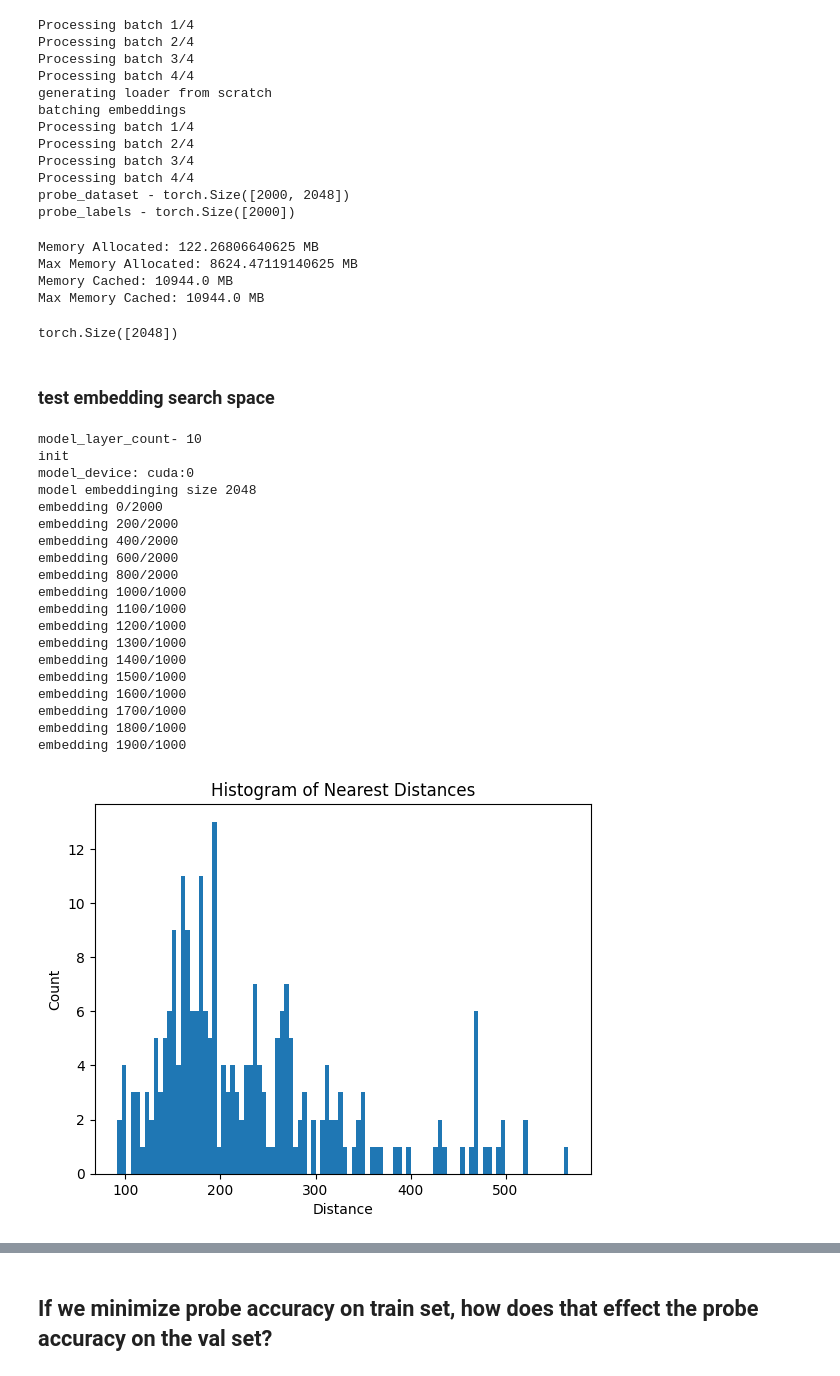
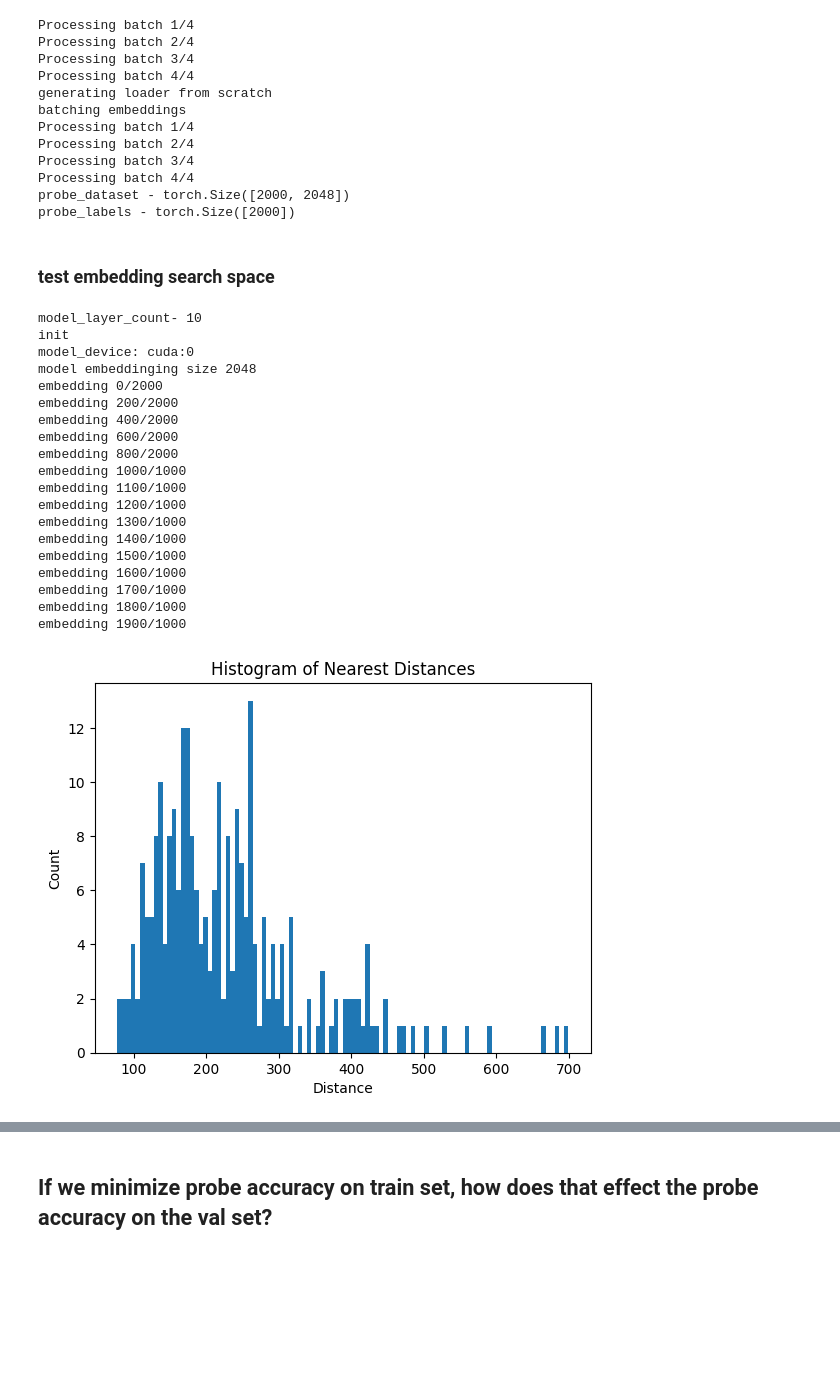
Before and after one commit to RoyRin/ripple_bench, a Jupyter notebook: notebooks/LEACE_explore.ipynb, the cells around one changed output, grey strips where cells are left out. Saved outputs shown, nothing was run; the diff lists cells and outputs as text; code cells hidden in the pictures; blank space fills up the shorter version.

```diff
--- a/notebooks/LEACE_explore.ipynb
+++ b/notebooks/LEACE_explore.ipynb
@@ -331,16 +293,6 @@ Processing batch 3/4
 Processing batch 4/4
 probe_dataset - torch.Size([2000, 2048])
 probe_labels - torch.Size([2000])
-# %%
-check_memory()
-
-probe_dataset[0].shape
-# %% [output]
-Memory Allocated: 122.26806640625 MB
-Max Memory Allocated: 8624.47119140625 MB
-Memory Cached: 10944.0 MB
-Max Memory Cached: 10944.0 MB
-torch.Size([2048])
 # %% [markdown]
 ### test embedding search space
 # %%
@@ -348,12 +300,13 @@ torch.Size([2048])
 from unlearning import contrastive_examples
 
 reload(contrastive_examples)
-embedding = probe_dataset[-1]
+# build contrastive example_dataset
 
-# BEEP BOOP BAAP - HACK - I am in the middle of pulling this out into a function
 search_engine = contrastive_examples.build_positive_examples_db(probe_dataset, probe_labels, model, layer_ind)
 
-search_engine.search_embedding(query_embedding = embedding, top_k=5)
+
+# test it out
+search_engine.search_embedding(query_embedding =  probe_dataset[-1], top_k=5)
 from collections import defaultdict
 seen = set()
 nearest_distances = defaultdict(lambda: 1000000)
@@ -370,31 +323,31 @@ for ii, (embedding, embedding_label) in enumerate(zip(probe_dataset, probe_label
             continue
         nearest_distances[ind] = min(nearest_distances[ind], dist)
 
 # plot hist of nearest_distances
 
 plt.hist(list(nearest_distances.values()), bins=100)
 plt.xlabel("Distance")
 plt.ylabel("Count")
 plt.title("Histogram of Nearest Distances")
 plt.show()
 # %% [output]
 model_layer_count- 10
 init
 model_device: cuda:0
 model embeddinging size 2048
 embedding 0/2000
 embedding 200/2000
 embedding 400/2000
 embedding 600/2000
 embedding 800/2000
 embedding 1000/1000
 embedding 1100/1000
 embedding 1200/1000
 embedding 1300/1000
 embedding 1400/1000
 embedding 1500/1000
 embedding 1600/1000
 embedding 1700/1000
 embedding 1800/1000
 embedding 1900/1000
-[figure, old version]
+[figure, new version]
```
Also changed, not shown: parts of 44 cells of this notebook.
